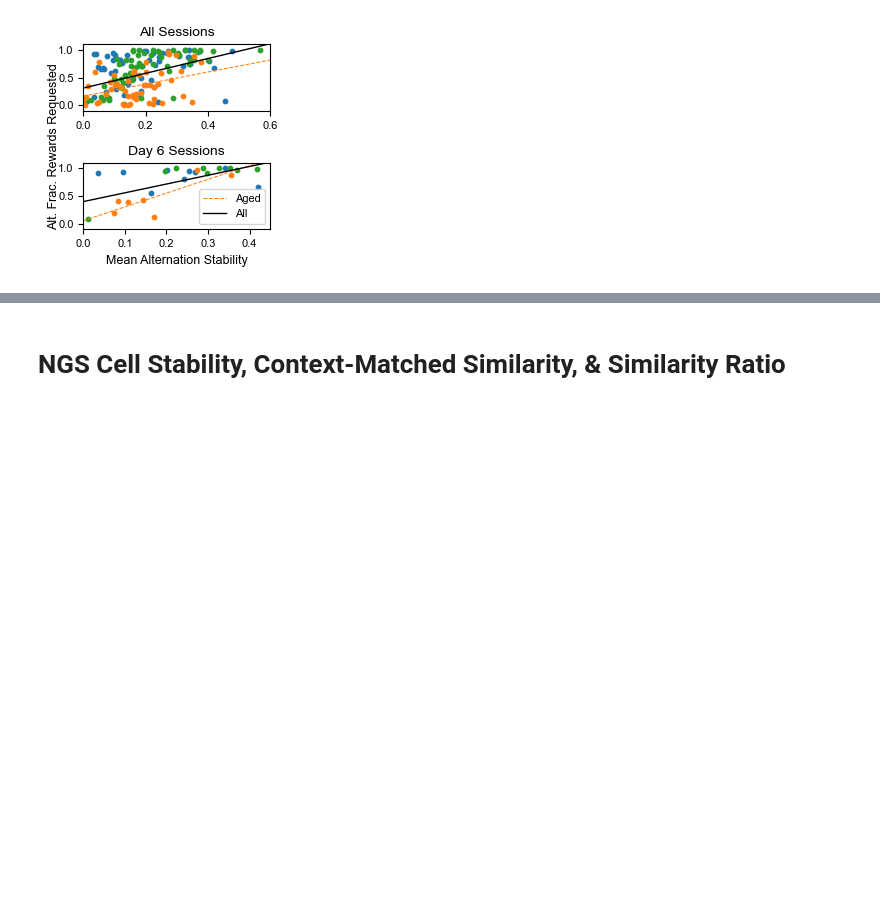
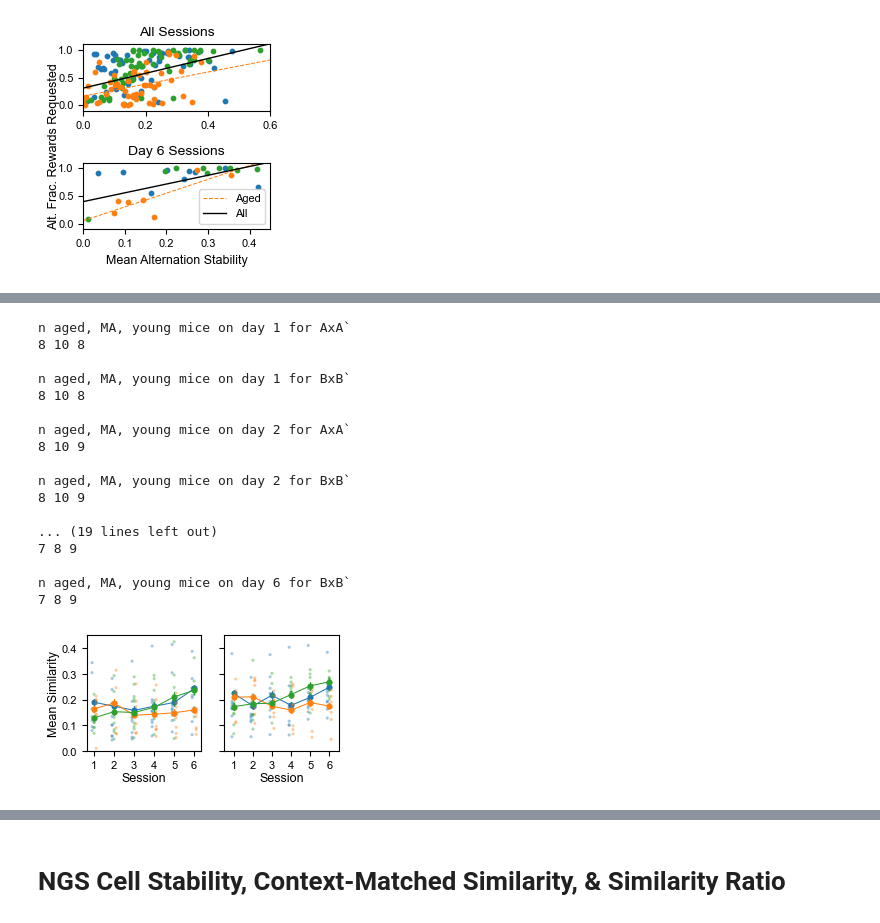
Before and after one commit to GiocomoLab/Herber2024, a Jupyter notebook: Figure 2 & Extended Data Figure 3.ipynb, the cells around one changed output, grey strips where cells are left out. Saved outputs shown, nothing was run; the diff lists cells and outputs as text; code cells hidden in the pictures; blank space fills up the shorter version.

```diff
--- a/Figure 2 & Extended Data Figure 3.ipynb
+++ b/Figure 2 & Extended Data Figure 3.ipynb
@@ -4604,0 +4999,68 @@ P [Young, MA, Aged, All]:
+# %%
+''' Plot Figure 2h '''
+f, ax = plt.subplots(1, 2, figsize=(3.25, 1.5), sharey = True)
+
+g = sns.pointplot(x = df['Session'], y = mA.fittedvalues, hue = df['AgeGroup'], hue_order = hue_order, ax = ax[0], scale = 0.5)
+ax[1].set_xticks([0,1,2,3,4,5])
+ax[0].set_xticklabels([1,2,3,4,5,6])
+ax[1].set_xlim([-0.5,5.5])
+ax[0].set_ylabel('Mean Similarity', fontsize=9, labelpad=1)
+ax[0].set_xlabel('Session', fontsize=9, labelpad=1)
+ax[0].tick_params(labelsize = 8)
+g.legend_.remove()
+
+g1 = sns.pointplot(x = df['Session'], y = mB.fittedvalues, hue = df['AgeGroup'], hue_order = hue_order, ax = ax[1], scale = 0.5)
+ax[1].set_xticks([0,1,2,3,4,5])
+ax[1].set_xticklabels([1,2,3,4,5,6])
+ax[1].set_xlim([-0.5,5.5])
+ax[1].set_ylim([0,0.45])
+ax[1].set_xlabel('Session', fontsize=9, labelpad=1)
+ax[1].tick_params(labelsize = 8)
+g1.legend_.remove()
+
+#scatter plot actual raw data:
+for i in range(0,len(slocstab5A_fitted_seg_aged)):
+
+    print('\nn aged, MA, young mice on day ' + str(i + 1) + ' for AxA`')
+    print(len(sessionAcount_fitted_aged[i]),len(sessionAcount_fitted_MA[i]), len(sessionAcount_fitted_young[i]))
+
+    print('\nn aged, MA, young mice on day ' + str(i + 1) + ' for BxB`')
+    print(len(sessionBcount_fitted_aged[i]),len(sessionBcount_fitted_MA[i]), len(sessionBcount_fitted_young[i]))
+
+    ax[0].scatter(sessionAcount_fitted_aged[i] + 0.1, slocstab5A_fitted_seg_aged[i], s = 5, alpha = 0.4, c = 'C1', edgecolor = 'none')
+    ax[0].scatter(sessionAcount_fitted_MA[i], slocstab5A_fitted_seg_MA[i], s = 5, alpha = 0.4, c = 'C2', edgecolor = 'none')
+    ax[0].scatter(sessionAcount_fitted_young[i] - 0.1, slocstab5A_fitted_seg_young[i], s = 5, alpha = 0.4, c = 'C0', edgecolor = 'none')
+
+    ax[1].scatter(sessionBcount_fitted_aged[i] + 0.1, slocstab5B_fitted_seg_aged[i], s = 5, alpha = 0.4, c = 'C1', edgecolor = 'none')
+    ax[1].scatter(sessionBcount_fitted_MA[i], slocstab5B_fitted_seg_MA[i], s = 5, alpha = 0.4, c = 'C2', edgecolor = 'none')
+    ax[1].scatter(sessionBcount_fitted_young[i] - 0.1, slocstab5B_fitted_seg_young[i], s = 5, alpha = 0.4, c = 'C0', edgecolor = 'none')
+
+for l in g.lines:
+    plt.setp(l,linewidth = 0.75)
+
+for l in g1.lines:
+    plt.setp(l,linewidth = 0.75)
+
+#ax[0].legend(loc = 4, fontsize = 9)
+#plt.savefig(save_folder + 'time_recognition_fitted_composite_LMM.png', dpi=400, bbox_inches='tight')
+#plt.savefig(save_folder + 'time_recognition_fitted_composite_LMM.svg', dpi=400, bbox_inches='tight')
+plt.show()
+# %% [output]
+n aged, MA, young mice on day 1 for AxA`
+8 10 8
+
+n aged, MA, young mice on day 1 for BxB`
+8 10 8
+
+n aged, MA, young mice on day 2 for AxA`
+8 10 9
+
+n aged, MA, young mice on day 2 for BxB`
+8 10 9
+
+... (19 lines left out)
+7 8 9
+
+n aged, MA, young mice on day 6 for BxB`
+7 8 9
+[figure, added]
```
Also changed, not shown: parts of 37 cells of this notebook, 5 other files.
